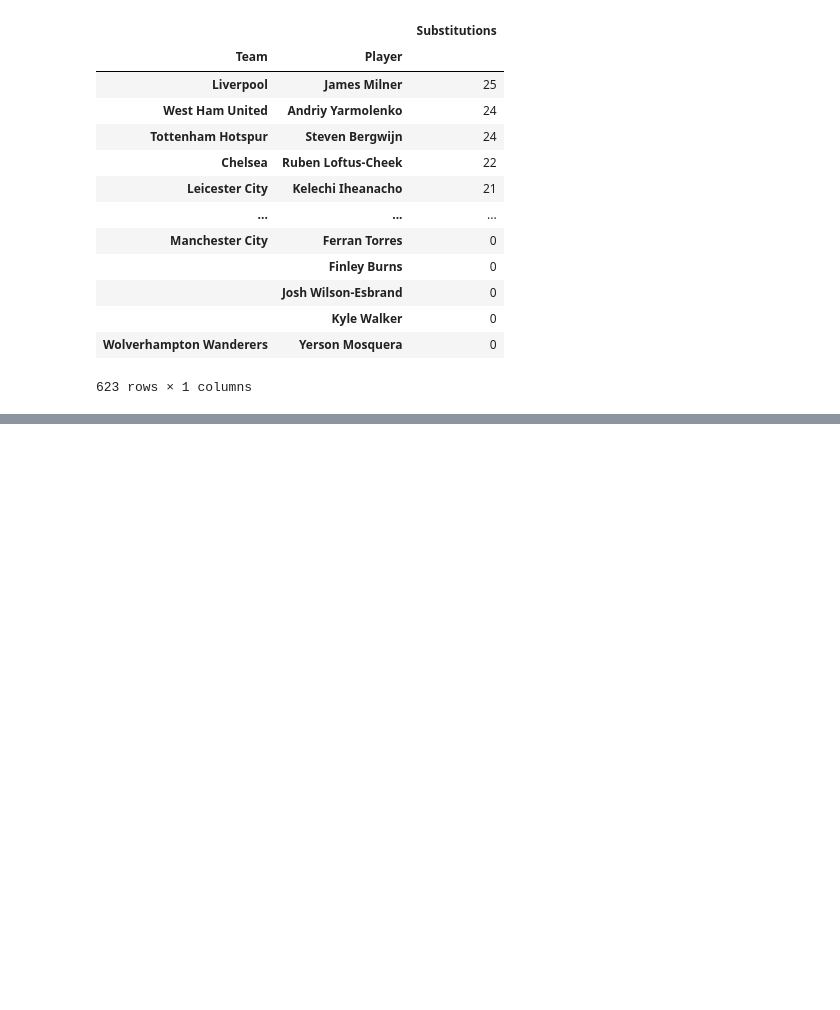
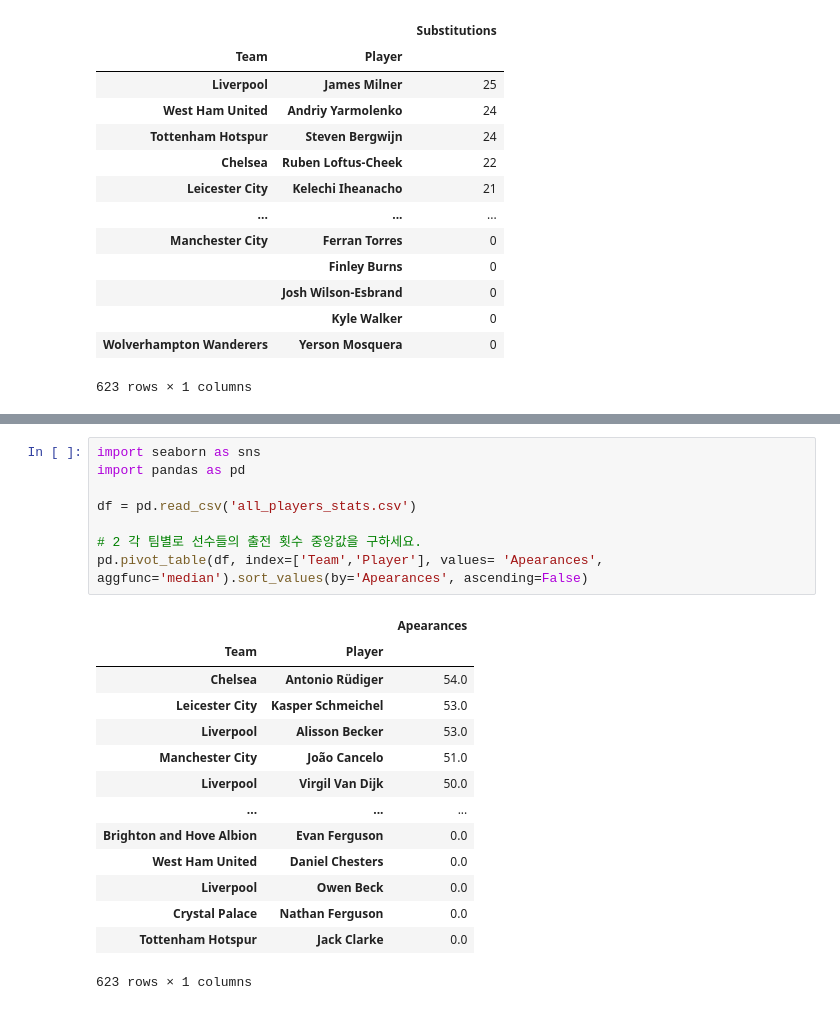
Before and after one commit to Minchae128/Practice_Python, a Jupyter notebook: 11. 12일차(240417)/2. 실습/판다스3일차_응용실습.ipynb, the cells around one changed output, grey strips where cells are left out. Saved outputs shown, nothing was run; the diff lists cells and outputs as text; blank space fills up the shorter version.

```diff
--- a/11. 12일차(240417)/2. 실습/판다스3일차_응용실습.ipynb
+++ b/11. 12일차(240417)/2. 실습/판다스3일차_응용실습.ipynb
@@ -309,0 +345,23 @@ pd.pivot_table(df, index=['Team', 'Player'], values= 'Substitutions', aggfunc='m
+# %%
+import seaborn as sns
+import pandas as pd
+
+df = pd.read_csv('all_players_stats.csv')
+
+# 2 각 팀별로 선수들의 출전 횟수 중앙값을 구하세요.
+pd.pivot_table(df, index=['Team','Player'], values= 'Apearances', aggfunc='median').sort_values(by='Apearances', ascending=False)
+# %% [output]
+|  |  | Apearances |
+| Team | Player |  |
+| Chelsea | Antonio Rüdiger | 54.0 |
+| Leicester City | Kasper Schmeichel | 53.0 |
+| Liverpool | Alisson Becker | 53.0 |
+| Manchester City | João Cancelo | 51.0 |
+| Liverpool | Virgil Van Dijk | 50.0 |
+| ... | ... | ... |
+| Brighton and Hove Albion | Evan Ferguson | 0.0 |
+| West Ham United | Daniel Chesters | 0.0 |
+| Liverpool | Owen Beck | 0.0 |
+| Crystal Palace | Nathan Ferguson | 0.0 |
+| Tottenham Hotspur | Jack Clarke | 0.0 |
+623 rows × 1 columns
```
Also changed, not shown: parts of 3 cells of this notebook.
